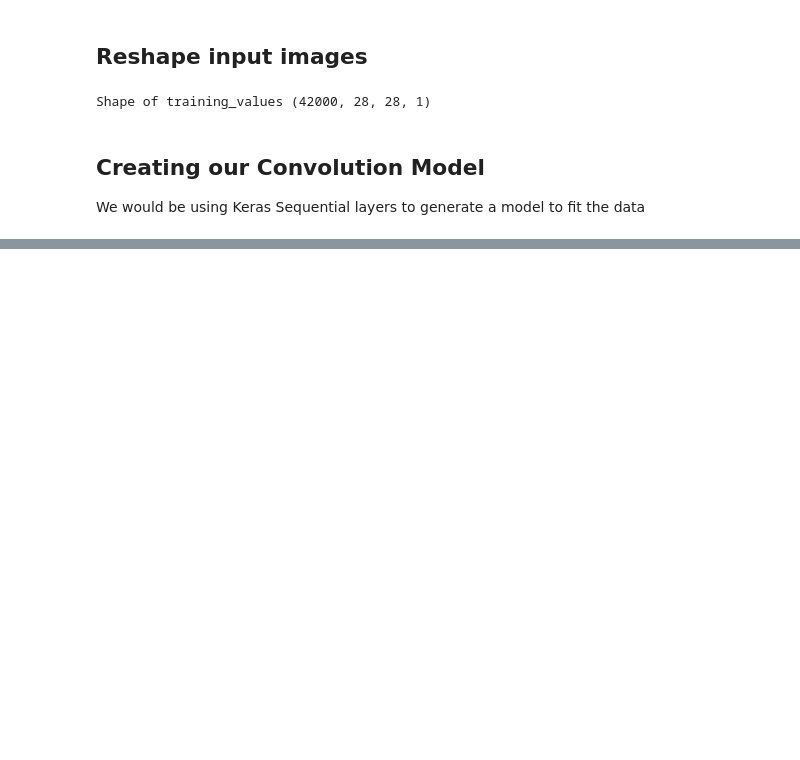
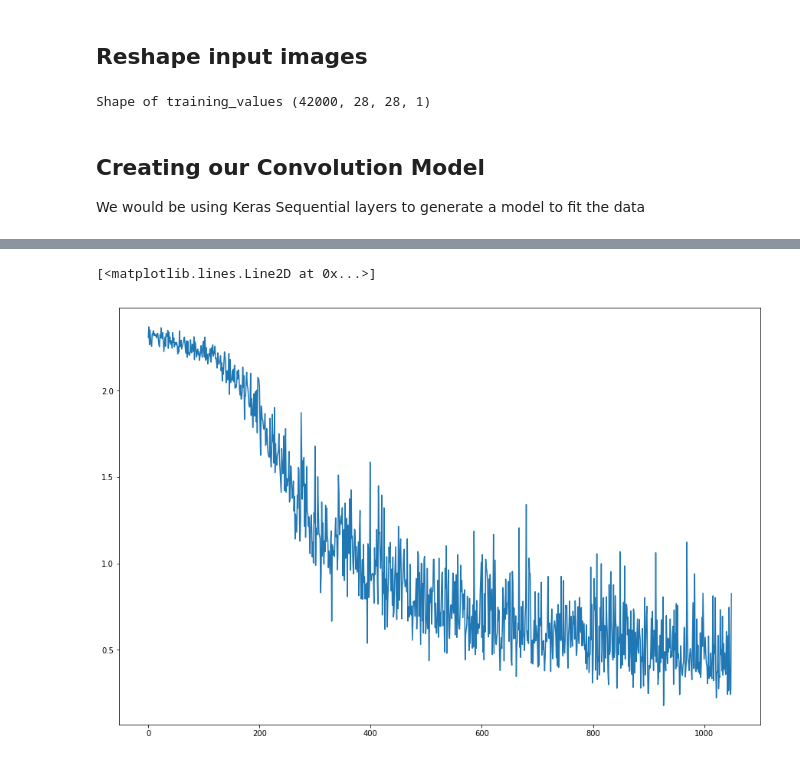
Before and after one commit to manish/Kaggling, a Jupyter notebook: MNIST/MNIST Notebook.ipynb, the cells around one changed output, grey strips where cells are left out. Saved outputs shown, nothing was run; the diff lists cells and outputs as text; code cells hidden in the pictures; blank space fills up the shorter version.

Commit message:
[MNIST] Finalize model, evaluate losses, 3 epochs, print losses and evaluate test data

```diff
--- a/MNIST/MNIST Notebook.ipynb
+++ b/MNIST/MNIST Notebook.ipynb
@@ -165,0 +147,13 @@ Epoch 4/4
+# %%
+class LossHistory(Callback):
+    def on_train_begin(self, logs={}):
+        self.losses = []
+
+    def on_batch_end(self, batch, logs={}):
+        self.losses.append(logs.get('loss'))
+
+checkpoint = ModelCheckpoint("./best.hdf5", monitor='val_acc', save_best_only=True,  mode='max')
+history = LossHistory()
+
+model.fit(x_train, y_train, validation_split=0.2, epochs=3, batch_size=64, \
+        callbacks=[checkpoint, history])
@@ -165,0 +169,6 @@ Epoch 4/4
+# %%
+plt.figure(figsize=(15,10))
+plt.plot(history.losses)
+# %% [output]
+[<matplotlib.lines.Line2D at 0x...>]
+[figure, added]
```
Also changed, not shown: parts of 5 cells of this notebook.
